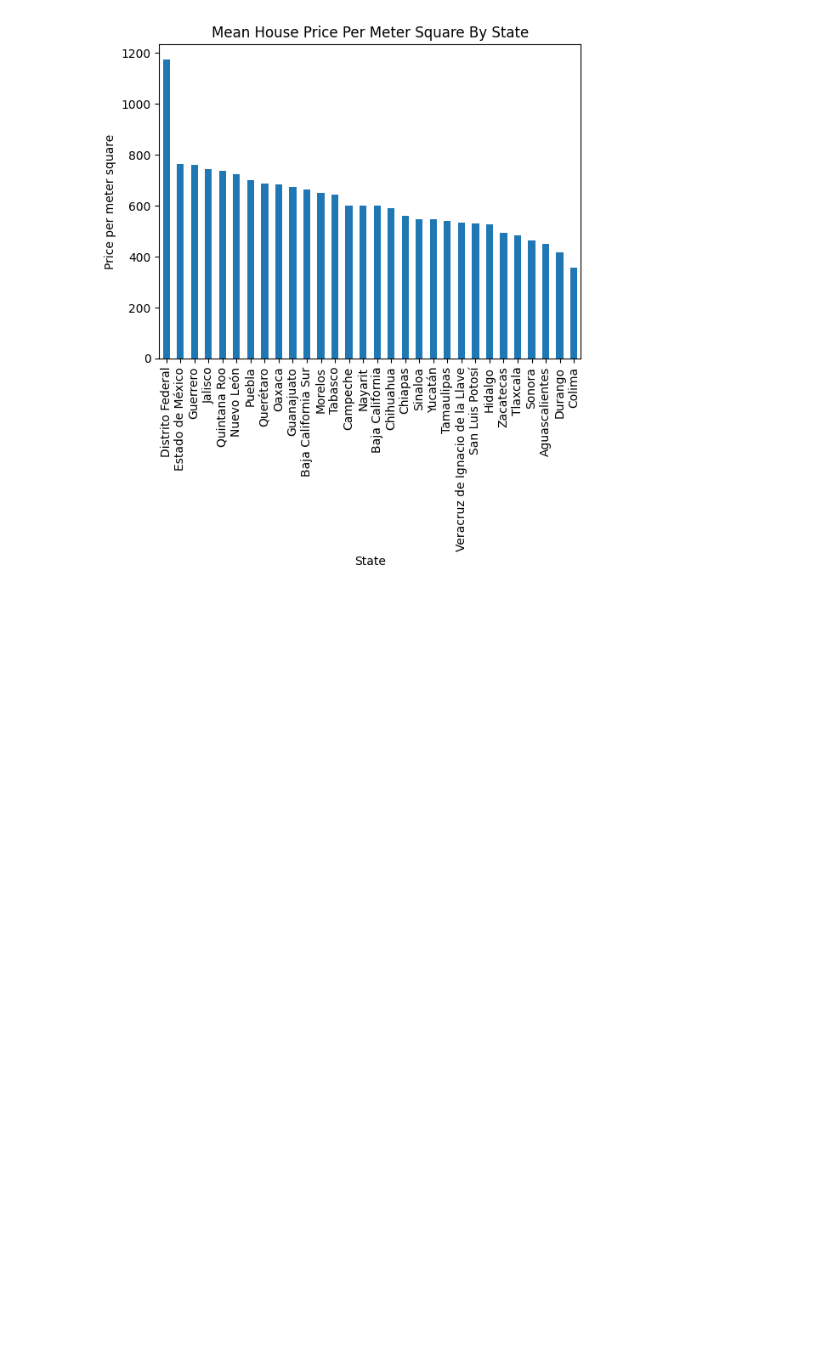
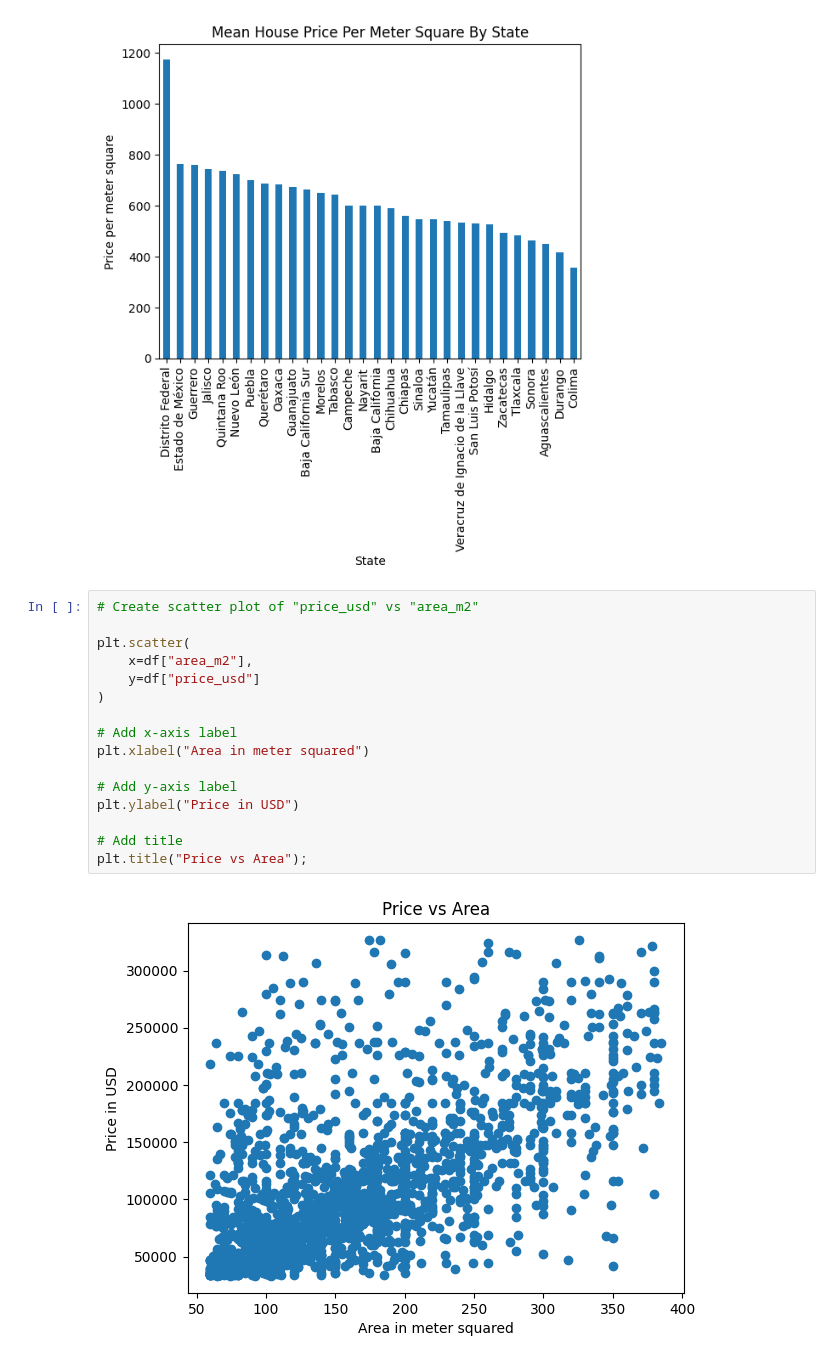
Before and after one commit to kathy254/Mexico-Real-Estate-Market-Analysis, a Jupyter notebook: Mexico_real_estate.ipynb, the cells around one changed output. Cells and saved outputs as stored; diff of their text form; blank space fills up the shorter version.

Commit message:
Correlation between house sizes and house prices

```diff
--- a/Mexico_real_estate.ipynb
+++ b/Mexico_real_estate.ipynb
@@ -408,3 +408,21 @@ df.head()
 );
 # %% [output]
 [figure]
+# %%
+# Create scatter plot of "price_usd" vs "area_m2"
+
+plt.scatter(
+    x=df["area_m2"],
+    y=df["price_usd"]
+)
+
+# Add x-axis label
+plt.xlabel("Area in meter squared")
+
+# Add y-axis label
+plt.ylabel("Price in USD")
+
+# Add title
+plt.title("Price vs Area");
+# %% [output]
+[figure, added]
```
Also changed, not shown: parts of 7 cells of this notebook, 3 other files.
